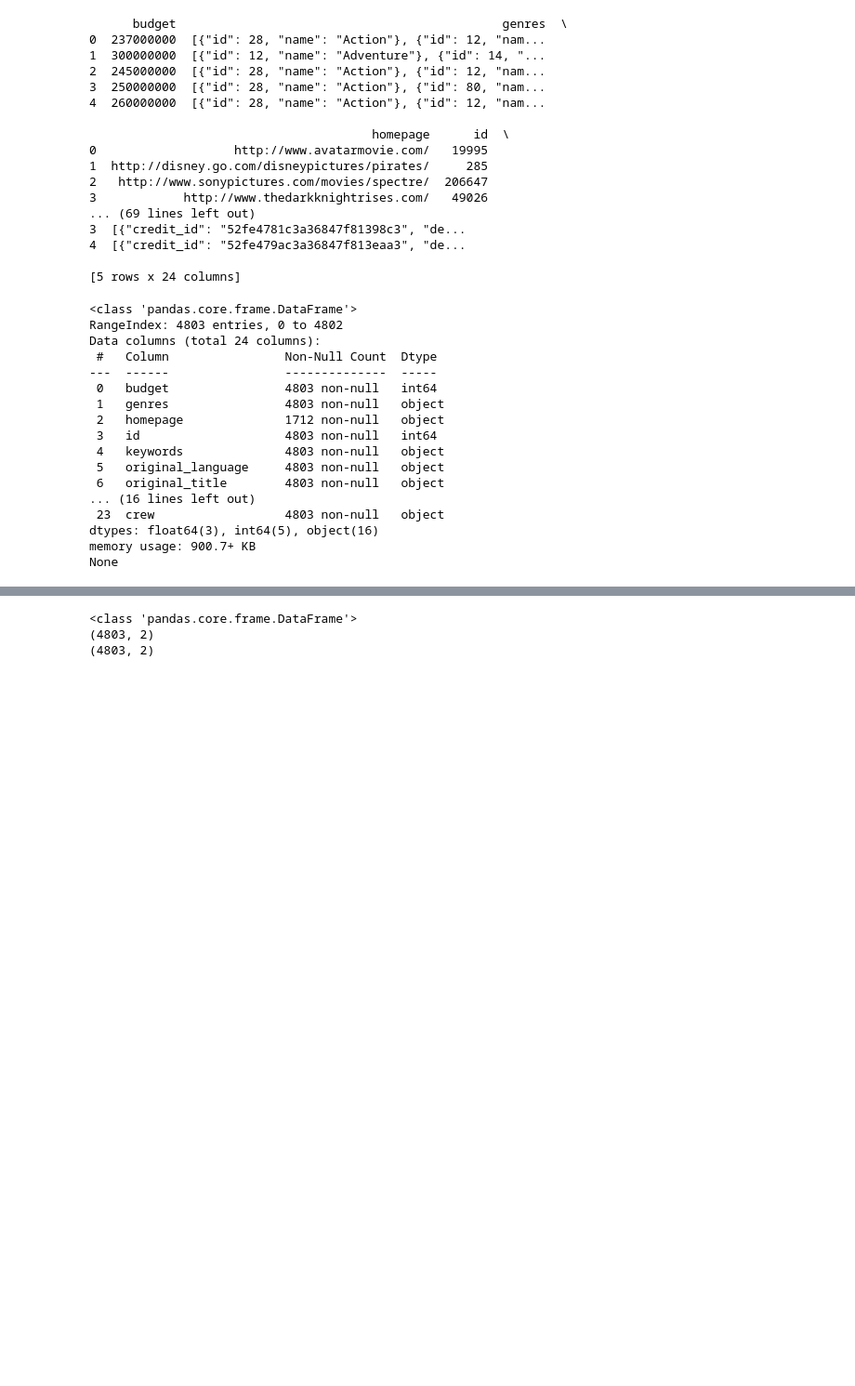
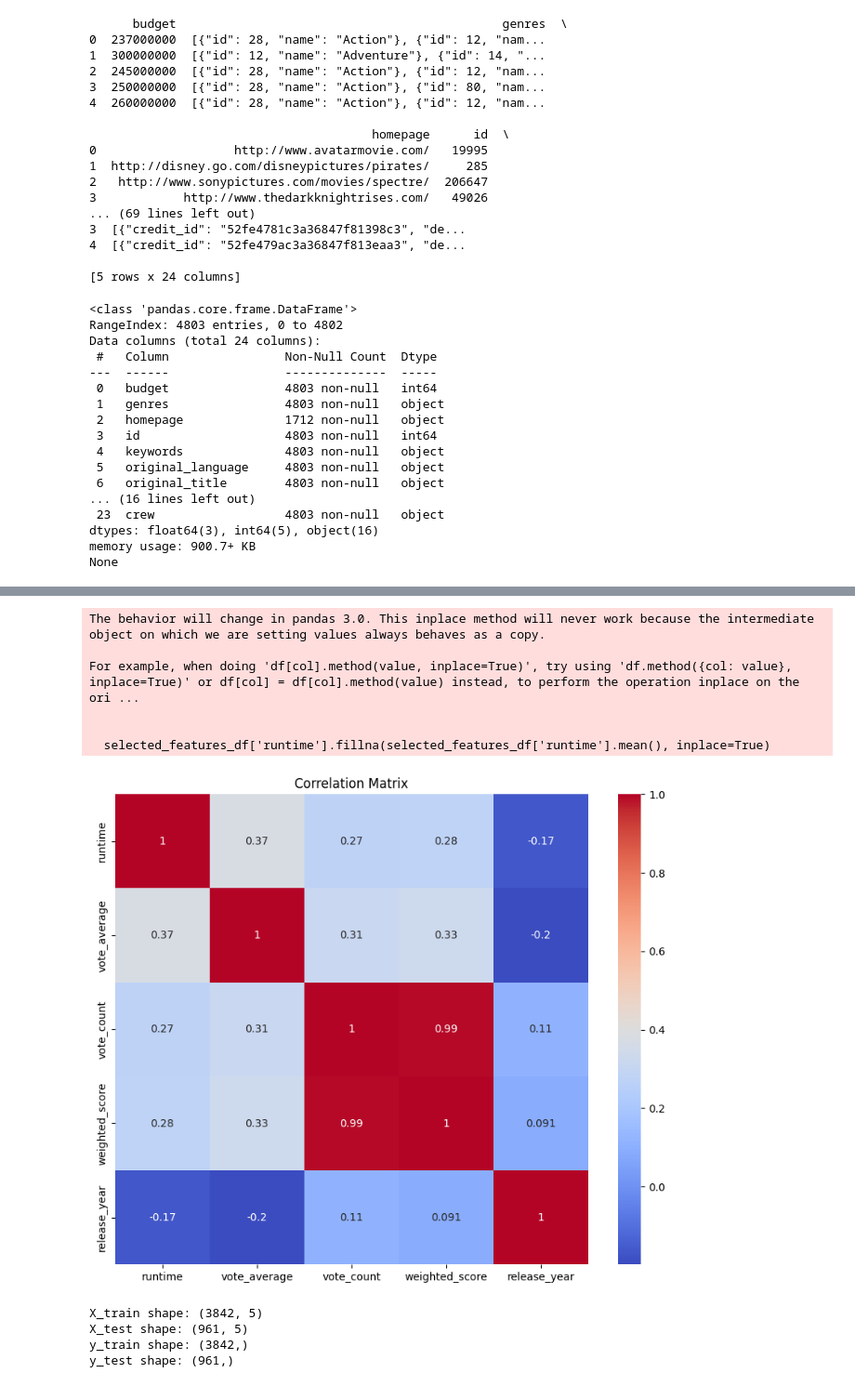
Before and after one commit to Cindy-mamang/movie-recommendation-system, a Jupyter notebook: Movie_recommadation_System.ipynb, the cells around one changed output, grey strips where cells are left out. Shown at 93% size. Cells and saved outputs as stored; diff of their text form; code cells hidden in the pictures; blank space fills up the shorter version.

```diff
--- a/Movie_recommadation_System.ipynb
+++ b/Movie_recommadation_System.ipynb
@@ -326,9 +140,0 @@ R-squared: 0.5201592981886433
-# %%
-#inspect the type and shape of the 'vote_average' column
-print(type(selected_features_df['vote_average']))
-print(selected_features_df['vote_average'].shape)
-print(selected_features_df[['vote_average']].shape)
-# %% [output]
-<class 'pandas.core.frame.DataFrame'>
-(4803, 2)
-(4803, 2)
@@ -340,0 +141,70 @@ vote_avg_series = selected_features_df['vote_average'].squeeze()
+# %%
+# Week 3: Feature Engineering and Selection
+
+# Import necessary libraries
+import pandas as pd
+import matplotlib.pyplot as plt
+import seaborn as sns
+from sklearn.model_selection import train_test_split
+from sklearn.preprocessing import LabelEncoder
+import numpy as np
+
+# Load  merged dataset
+# Select relevant features
+features = ['id', 'title_movies', 'genres', 'keywords', 'cast', 'crew', 'release_date',
+            'runtime', 'vote_average', 'vote_count']
+
+selected_features_df = merged_df[features].copy()
+
+# Feature Engineering (Create new features)
+
+# Weighted score = vote_average * vote_count
+selected_features_df['weighted_score'] = selected_features_df['vote_average'] * selected_features_df['vote_count']
+
+# 4.2 Extract release year from release_date
+selected_features_df['release_date'] = pd.to_datetime(selected_features_df['release_date'], errors='coerce')
+selected_features_df['release_year'] = selected_features_df['release_date'].dt.year
+
+#  Handle missing values
+# Fill missing runtimes with the mean
+selected_features_df['runtime'].fillna(selected_features_df['runtime'].mean(), inplace=True)
+# Drop rows where 'vote_average' or 'vote_count' is missing (since they're our targets/features)
+selected_features_df.dropna(subset=['vote_average', 'vote_count'], inplace=True)
+
+#  Correlation Analysis (Feature Selection)
+plt.figure(figsize=(10, 8))
+sns.heatmap(selected_features_df[['runtime', 'vote_average', 'vote_count', 'weighted_score', 'release_year']].corr(),
+            annot=True, cmap='coolwarm')
+plt.title("Correlation Matrix")
+plt.show()
+
+# Encode Categorical Variables
+# Let's encode 'genres' using LabelEncoder (simplified). For full one-hot, you'd need preprocessing.
+le = LabelEncoder()
+selected_features_df['genres_encoded'] = le.fit_transform(selected_features_df['genres'].astype(str))
+
+# Define Features and Target
+# Let's say we are predicting vote_average
+X = selected_features_df[['runtime', 'vote_count', 'weighted_score', 'release_year', 'genres_encoded']]
+y = selected_features_df['vote_average']
+
+# Train/Test Split
+X_train, X_test, y_train, y_test = train_test_split(X, y, test_size=0.2, random_state=42)
+
+# Output shapes to confirm
+print("X_train shape:", X_train.shape)
+print("X_test shape:", X_test.shape)
+print("y_train shape:", y_train.shape)
+print("y_test shape:", y_test.shape)
+# %% [output]
+The behavior will change in pandas 3.0. This inplace method will never work because the intermediate object on which we are setting values always behaves as a copy.
+
+For example, when doing 'df[col].method(value, inplace=True)', try using 'df.method({col: value}, inplace=True)' or df[col] = df[col].method(value) instead, to perform the operation inplace on the ori ...
+
+
+  selected_features_df['runtime'].fillna(selected_features_df['runtime'].mean(), inplace=True)
+[figure, added]
+X_train shape: (3842, 5)
+X_test shape: (961, 5)
+y_train shape: (3842,)
+y_test shape: (961,)
```
Also changed, not shown: parts of 19 cells of this notebook, 1 other file.
